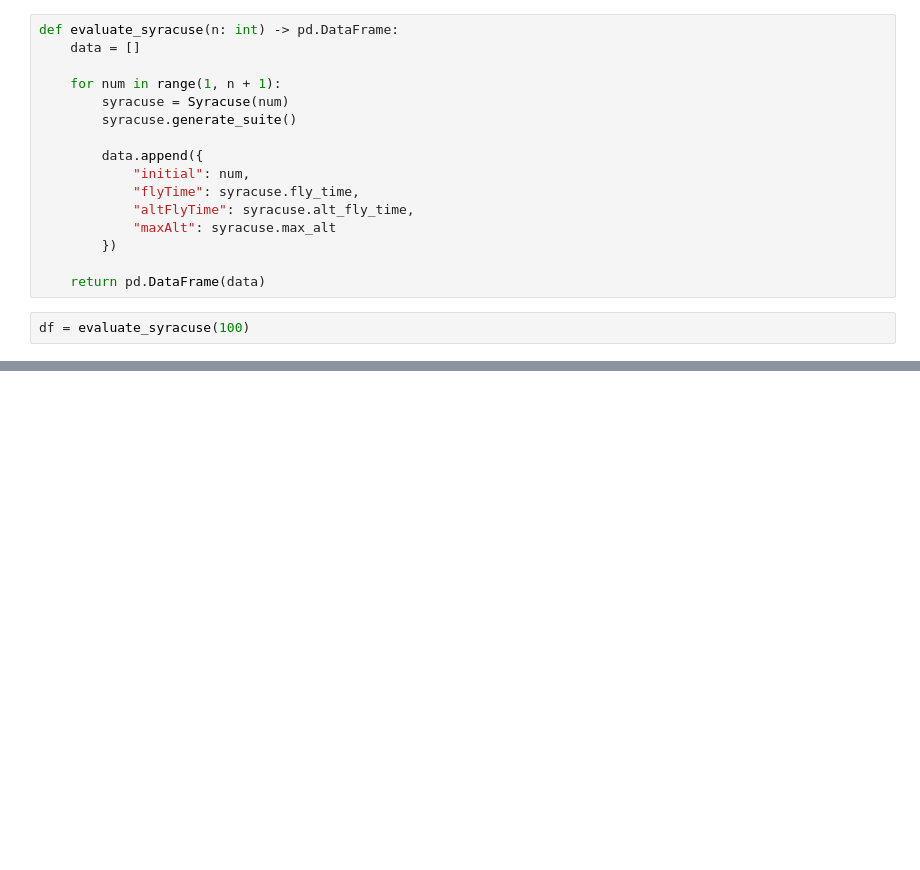
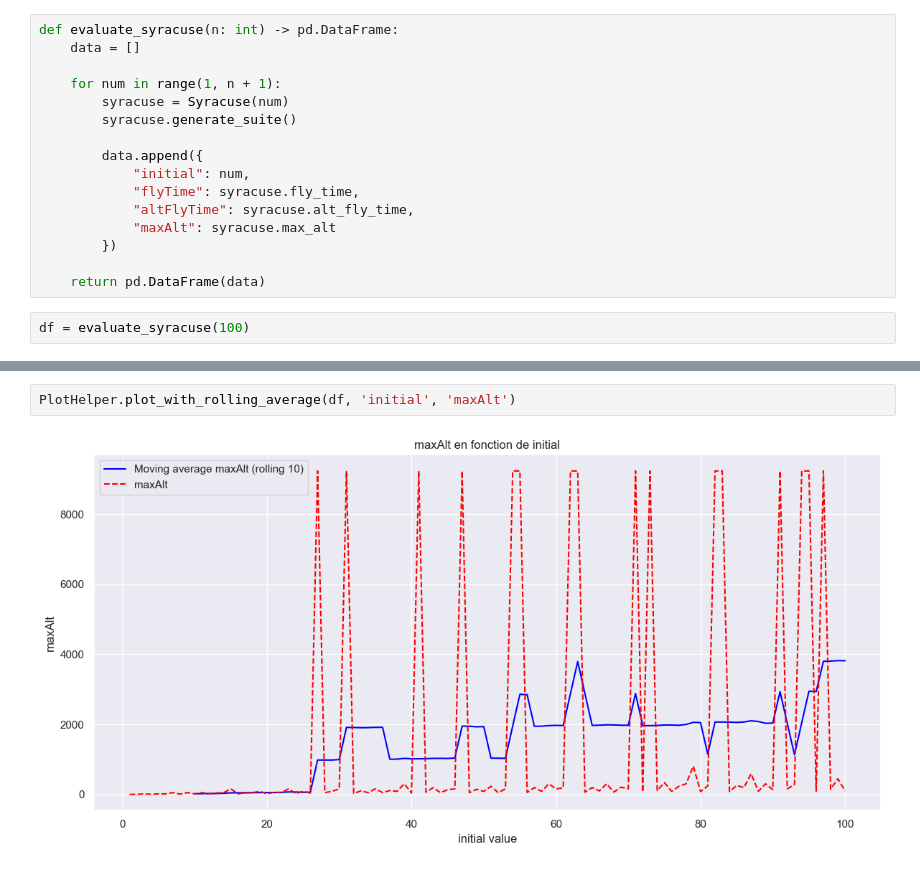
Before and after one commit to TristanRib/Mathorium, a Jupyter notebook: src/maths/Syracuse.ipynb, the cells around one changed output, grey strips where cells are left out. Drawn from its saved outputs; the diff is of its cells as text; blank space fills up the shorter version.

```diff
--- a/src/maths/Syracuse.ipynb
+++ b/src/maths/Syracuse.ipynb
@@ -84,0 +66,4 @@ plt.show()
+# %%
+PlotHelper.plot_with_rolling_average(df, 'initial', 'maxAlt')
+# %% [output]
+[figure, added]
```
Also changed, not shown: parts of 5 cells of this notebook, 1 other file.
